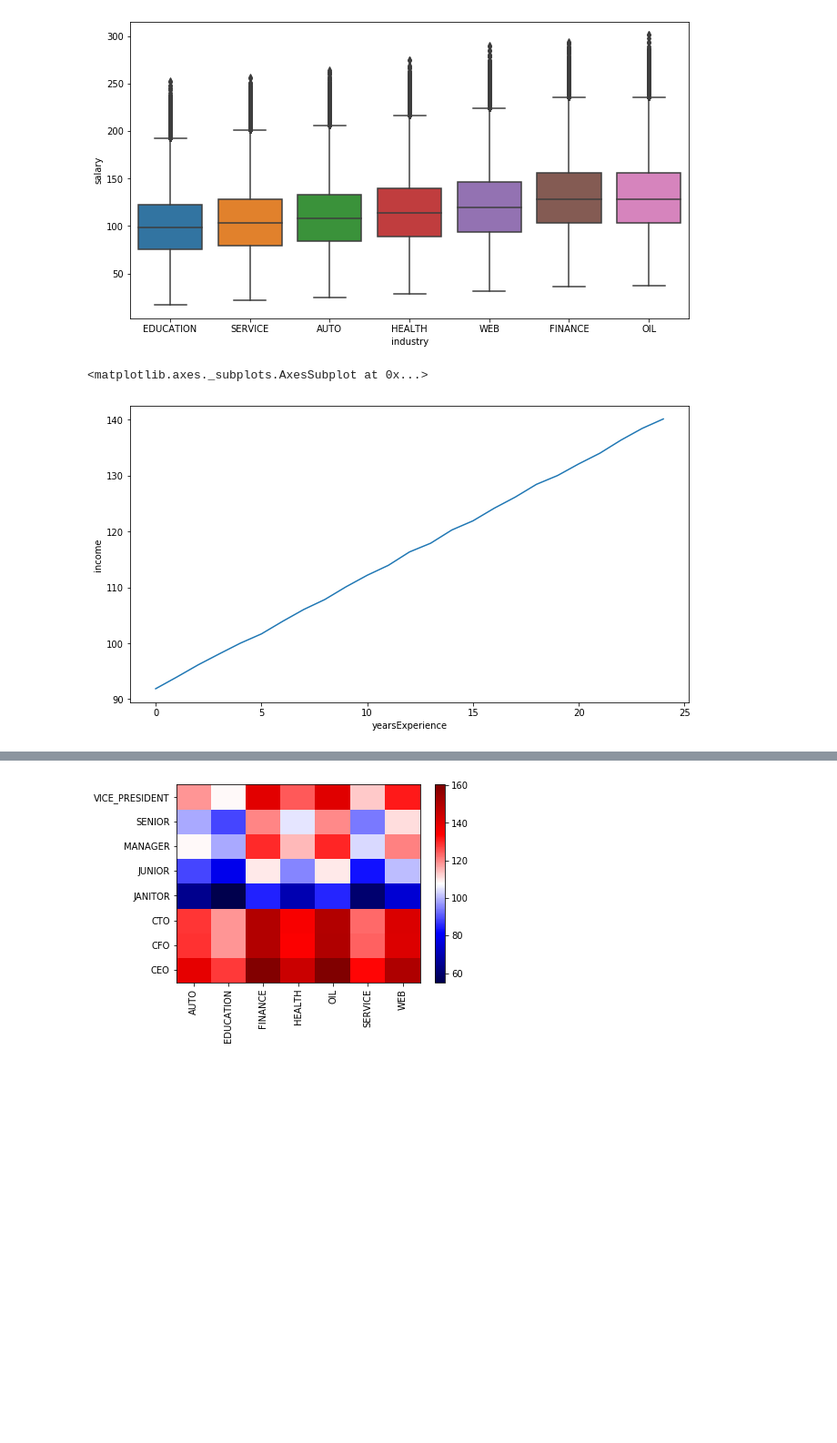
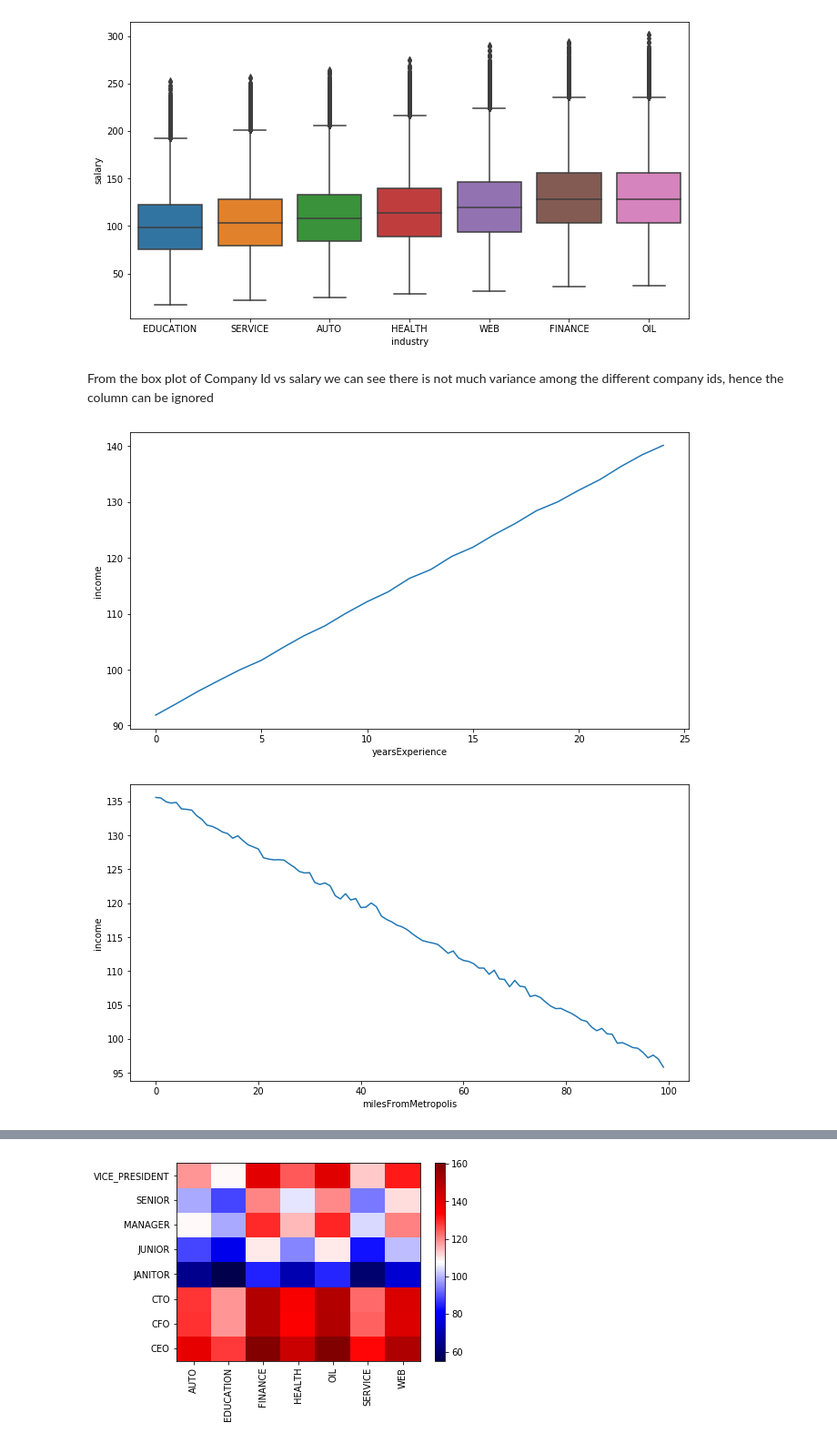
Before and after one commit to Pranaysraju/ml, a Jupyter notebook: First Portfolio Project.ipynb, the cells around one changed output, grey strips where cells are left out. Shown: that part at 91% size. Cells and saved outputs as stored; diff of their text form; code cells hidden in the pictures; blank space fills up the shorter version.

```diff
--- a/First Portfolio Project.ipynb
+++ b/First Portfolio Project.ipynb
@@ -202,11 +248,20 @@ box_plot(feat)
 [figure]
 [figure]
 [figure]
+# %% [markdown]
+From the box plot of Company Id vs salary we can see there is not much variance among the different company ids, hence the column can be ignored
 # %%
-dim = (11,6)
-fig, ax = plt.subplots(figsize=dim)
-experience = features_target.groupby(['yearsExperience']).mean().salary.reset_index(name = 'income')
-sns.lineplot(x=experience['yearsExperience'],y=experience['income'] )
+
+def line_plot(feature_list):
+    for i in feature_list:
+        dim = (11,6)
+        fig, ax = plt.subplots(figsize=dim)
+        experience = features_target.groupby([i]).mean().salary.reset_index(name = 'income')
+        sns.lineplot(x=experience[i],y=experience['income'] )
+        plt.show()
-# %% [output]
-<matplotlib.axes._subplots.AxesSubplot at 0x...>
-[figure, removed]
+# %%
+l = ['yearsExperience','milesFromMetropolis']
+line_plot(l)
+# %% [output]
+[figure, added]
+[figure, added]
```
Also changed, not shown: parts of 104 cells of this notebook, 3 other files.
